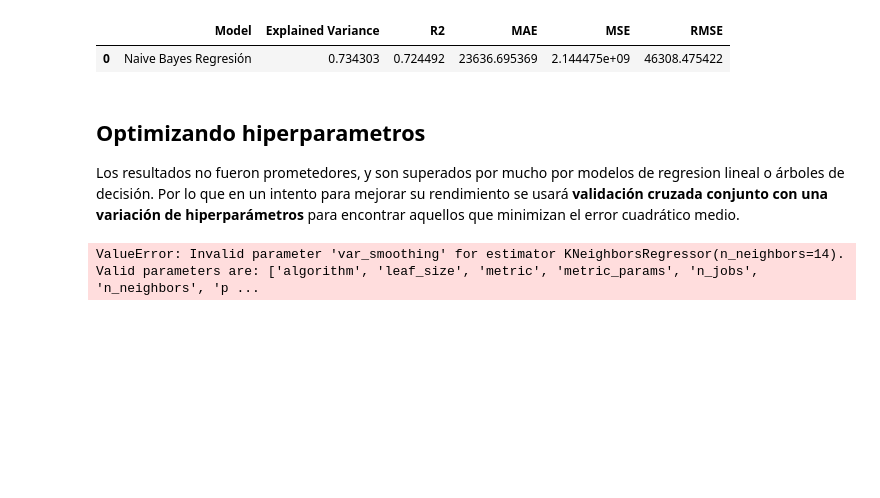
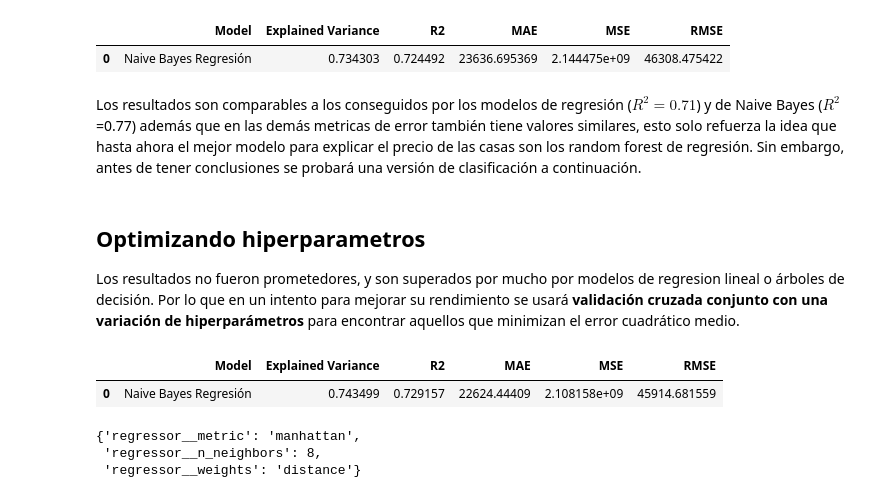
Before and after one commit to DanielRasho/MD-Proyecto2, a Jupyter notebook: KNNReport.ipynb, the cells around one changed output. Saved outputs shown, nothing was run; the diff lists cells and outputs as text; code cells hidden in the pictures; blank space fills up the shorter version.

```diff
--- a/KNNReport.ipynb
+++ b/KNNReport.ipynb
@@ -218,36 +218,47 @@ metrics_df
 (875, 72)
 |  | Model | Explained Variance | R2 | MAE | MSE | RMSE |
 | 0 | Naive Bayes Regresión | 0.734303 | 0.724492 | 23636.695369 | 2.144475e+09 | 46308.475422 |
+# %% [markdown]
+Los resultados son comparables a los conseguidos por los modelos de regresión ($R^2=0.71$) y de Naive Bayes ($R^2$=0.77) además que en las demás metricas de error también tiene valores similares, esto solo refuerza la idea que hasta ahora el mejor modelo para explicar el precio de las casas son los random forest de regresión. Sin embargo, antes de tener conclusiones se probará una versión de clasificación a continuación.
 # %% [markdown]
 ## Optimizando hiperparametros
 
 Los resultados no fueron prometedores, y son superados por mucho por modelos de regresion lineal o árboles de decisión. Por lo que en un intento para mejorar su rendimiento se usará **validación cruzada conjunto con una variación de hiperparámetros** para encontrar aquellos que minimizan el error cuadrático medio.
 # %%
 params = [{
-    "regressor__var_smoothing": np.logspace(0, -9, num=100) # Test parameter from 10^0 to 10^-9
+    'regressor__n_neighbors': range(1, 20),  # Try different neighbor values
+    'regressor__weights': ['uniform', 'distance'],  # Distance-based weighting
+    'regressor__metric': ['euclidean', 'manhattan']  # Different distance metrics
 }]
 
 modelo = GridSearchCV(pipeline, param_grid=params, n_jobs=2, cv=5, scoring="neg_root_mean_squared_error")
 modelo.fit(x_train, train_salePrice)  # Ensure variable names match
 
 y_pred = modelo.predict(x_test)
 
 explained_variance = explained_variance_score(test_salePrice, y_pred)
 r2 = r2_score(test_salePrice, y_pred)
 mae = mean_absolute_error(test_salePrice, y_pred)
 mse = mean_squared_error(test_salePrice, y_pred)
 rmse = np.sqrt(mse)
 
 # Store the metrics in a DataFrame
 metrics_df = pd.DataFrame({
-    'Model': ['Naive Bayes Regresión'],
+    'Model': ['KNN con CV y optimización de parámetros'],
     'Explained Variance': [explained_variance],
     'R2': [r2],
     'MAE': [mae],
     'MSE': [mse],
     'RMSE': [rmse]
 })
 
 metrics_df
 # %% [output]
-ValueError: Invalid parameter 'var_smoothing' for estimator KNeighborsRegressor(n_neighbors=14). Valid parameters are: ['algorithm', 'leaf_size', 'metric', 'metric_params', 'n_jobs', 'n_neighbors', 'p ...
+|  | Model | Explained Variance | R2 | MAE | MSE | RMSE |
+| 0 | Naive Bayes Regresión | 0.743499 | 0.729157 | 22624.44409 | 2.108158e+09 | 45914.681559 |
+# %%
+modelo.best_params_
+# %% [output]
+{'regressor__metric': 'manhattan',
+ 'regressor__n_neighbors': 8,
+ 'regressor__weights': 'distance'}
```
